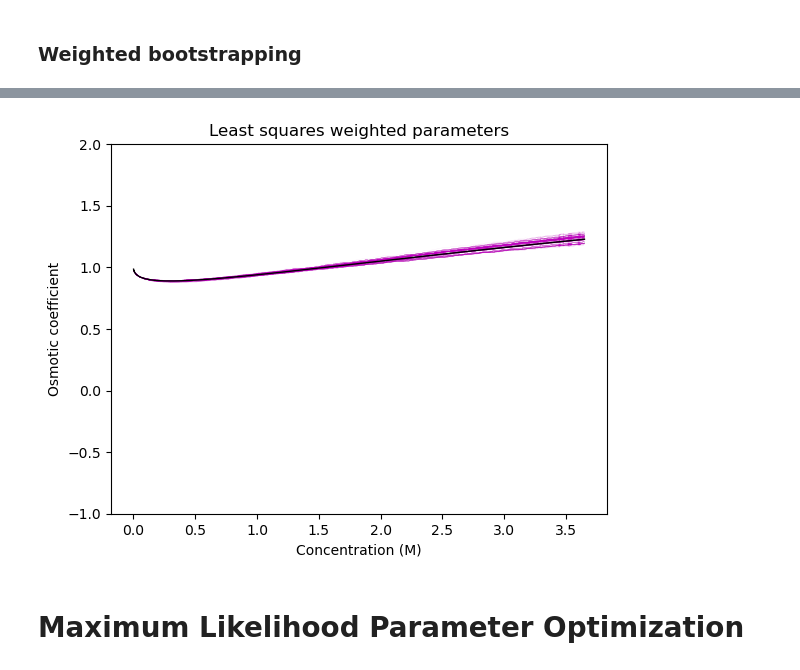
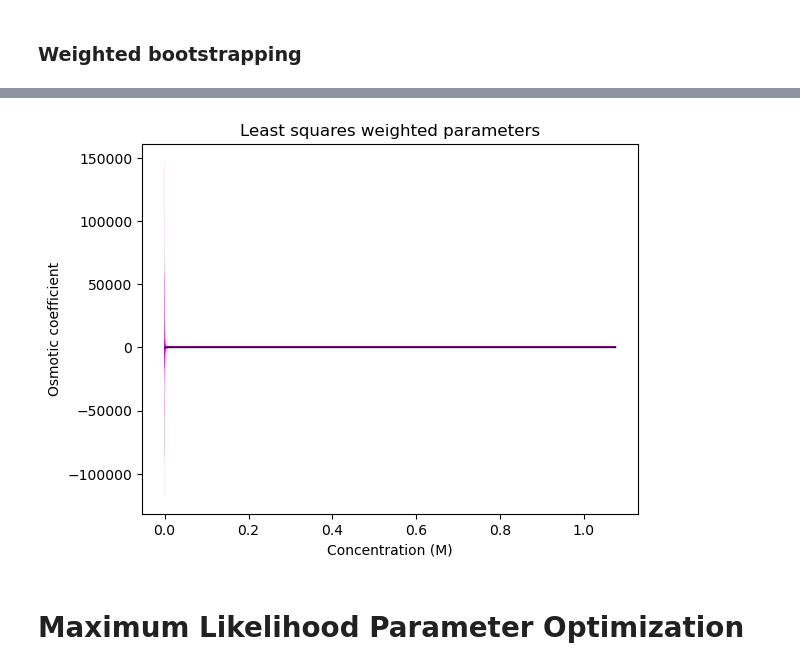
Before and after one commit to barmoral/openff-dev, a Jupyter notebook: HP_final/HP_analysis.ipynb, the cells around one changed output, grey strips where cells are left out. Drawn from its saved outputs; the diff is of its cells as text; code cells hidden in the pictures.

```diff
--- a/HP_final/HP_analysis.ipynb
+++ b/HP_final/HP_analysis.ipynb
@@ -47,7 +47,7 @@ INFO:numexpr.utils:NumExpr defaulting to 16 threads.
 # %% [markdown]
 ## Defining variables and constants
 # %%
-k : Quantity=0.68*(kilojoule_per_mole/nanometer**2)
+k : Quantity=0.68*(kilojoule/mole/nanometer**2)
 
 L_x, L_y, L_z = 4.8, 4.8, 14.4  # lengths in x,y and z caluations
 T = 300  # units: K - temperature used for calculations
@@ -60,15 +60,15 @@ R = 8.31446261815324  # units: J/(mol*K) - ideal gas constant
 # %% [markdown]
 ## Specify simulation/experiment details
 # %%
-ion1="Na" # Use actual name of cation, with capital letters and lower case
+ion1="Mg" # Use actual name of cation, with capital letters and lower case
 ion2="Cl" # Use actual name of anion, with capital letters and lower case
-center_atom1='Na' # Use actual name of cation, with capital letters and lower case. If polyatomic, specify the ion in the center of the molecule (e.g., for Na use 'Na', for NH4 use 'N')
+center_atom1='Mg' # Use actual name of cation, with capital letters and lower case. If polyatomic, specify the ion in the center of the molecule (e.g., for Na use 'Na', for NH4 use 'N')
 center_atom2='Cl' # Use actual name of cation, with capital letters and lower case. If polyatomic, specify the ion in the center of the molecule (e.g., for Cl or Cl2 use 'Cl', for NO3 use 'N')
-water='TIP3P' # Specify water model used for labelling purposes and for choosing directory of inputs and outputs
+water='OPC3' # Specify water model used for labelling purposes and for choosing directory of inputs and outputs
 ff_used = f'Sage 2.1 + {water}' # Specify name of force field used for experiment
 vantHoff=2 # Specify van't Hoff factor of salt (e.g., NaCl uses 2, MgCl2 uses 3)
-N_replicates=4 # Specify number of replicates to be analyzed or less if desired
-molalities=[4.0] # Specify molalities to be analyzed (should be just one, the attempted max concentration, for harmonic potentials)
+N_replicates=6 # Specify number of replicates to be analyzed or less if desired
+molalities=[0.5] # Specify molalities to be analyzed (should be just one, the attempted max concentration, for harmonic potentials)
 # %% [markdown]
 ## Load salt information
 # %%
@@ -776,24 +792,24 @@ Param 2 = -0.02355672079907521 +/- 0.004584079856879908
 # %%
 # Plots of the osmotic coefficients with the weighted parameters
 ops = list()
 ocs = list()
 for p,c in zip(bootstrap_params_weighted, bootstrap_profiles_weighted):
     op,oc = osmotic_pressure(c,p)
     plt.plot(c_0,oc,lw=0.1,alpha=0.2,c='m')
     ops.append(op)
     ocs.append(oc)
 opt_op = osmotic_pressure(c_0,result_weighted.x)[0]
 opt_oc = osmotic_pressure(c_0,result_weighted.x)[1]
-plt.ylim([-1,2])
+# plt.ylim([-1,2])
 plt.plot(c_0,opt_oc,'k',lw=1,alpha=1)
 ops = np.array(ops)
 ocs = np.array(ocs)
 plt.title('Least squares weighted parameters')
 plt.xlabel('Concentration (M)')
 plt.ylabel('Osmotic coefficient')
 plt.show()
 # %% [output]
-[figure, old version]
+[figure, new version]
 # %% [markdown]
 # Maximum Likelihood Parameter Optimization
 # %% [markdown]
```
Also changed, not shown: parts of 30 cells of this notebook.
